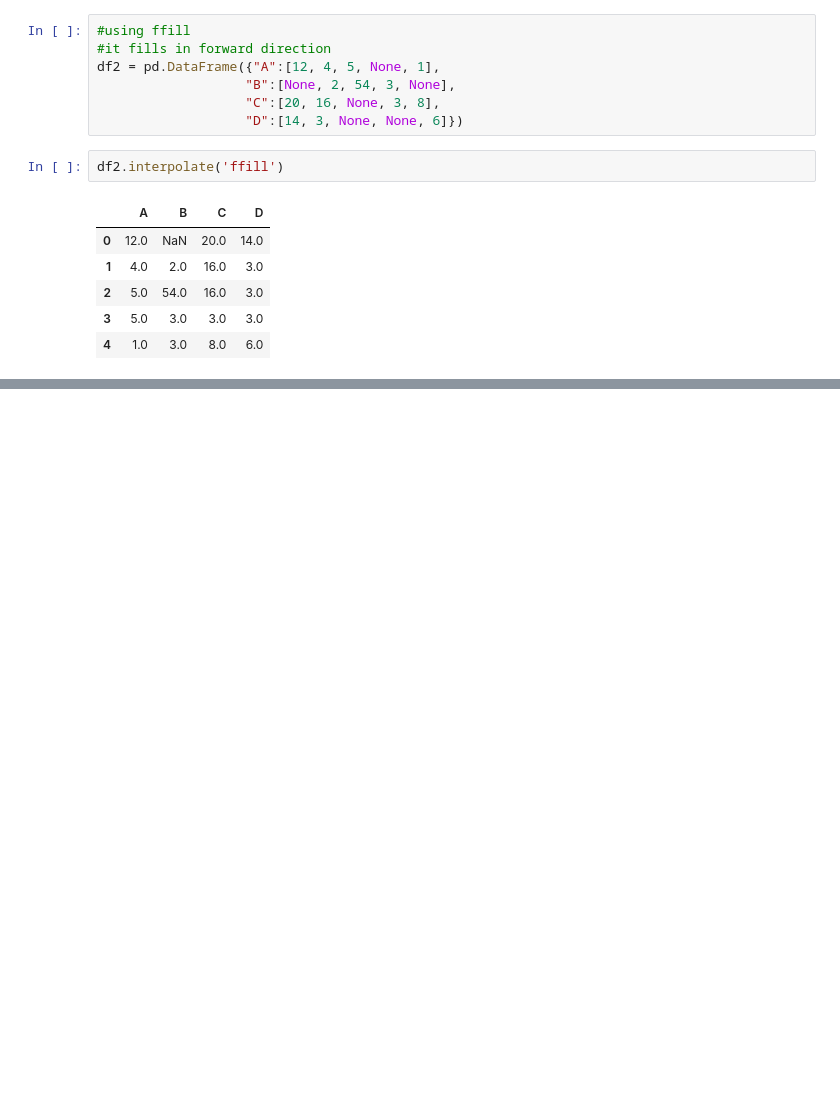
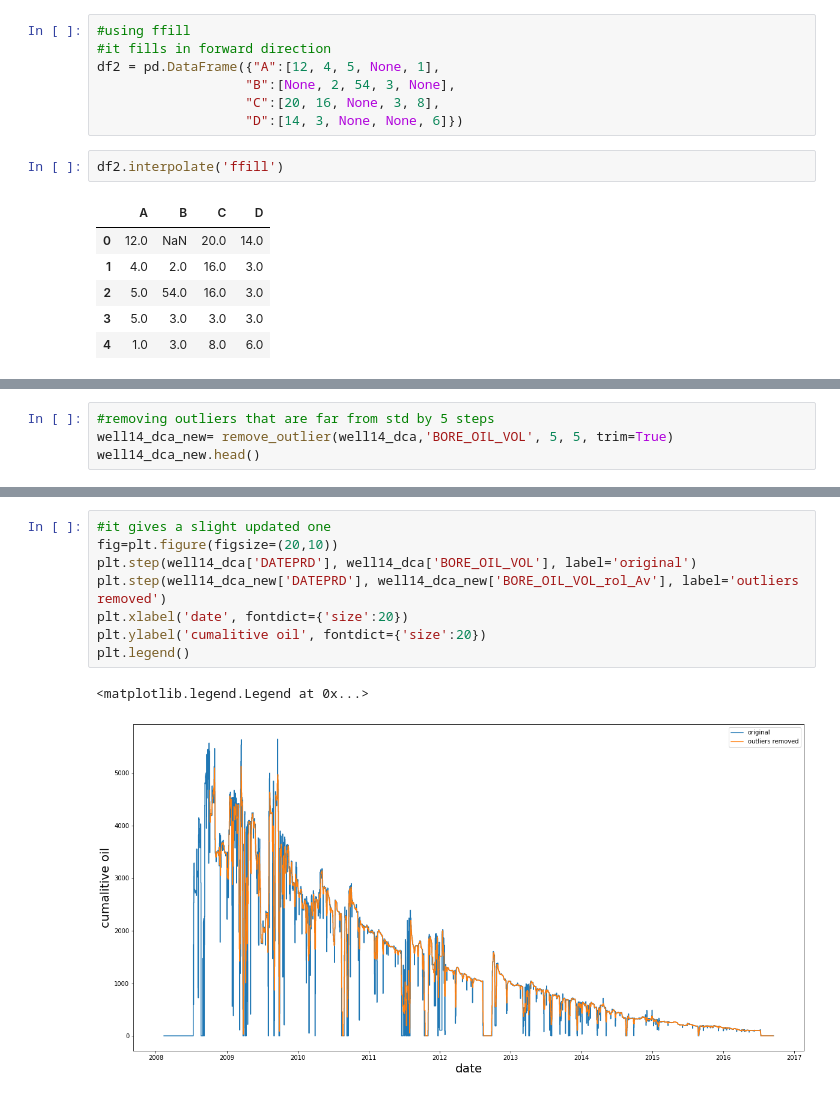
Before and after one commit to Kareem2168/Well-Deliverability-, a Jupyter notebook: Production_Data_Analysis.ipynb, the cells around one changed output, grey strips where cells are left out. Saved outputs shown, nothing was run; the diff lists cells and outputs as text; blank space fills up the shorter version.

```diff
--- a/Production_Data_Analysis.ipynb
+++ b/Production_Data_Analysis.ipynb
@@ -324,0 +375,4 @@ df2.interpolate('ffill')
+# %%
+#removing outliers that are far from std by 5 steps
+well14_dca_new= remove_outlier(well14_dca,'BORE_OIL_VOL', 5, 5, trim=True)
+well14_dca_new.head()
@@ -324,0 +404,11 @@ df2.interpolate('ffill')
+# %%
+#it gives a slight updated one
+fig=plt.figure(figsize=(20,10))
+plt.step(well14_dca['DATEPRD'], well14_dca['BORE_OIL_VOL'], label='original')
+plt.step(well14_dca_new['DATEPRD'], well14_dca_new['BORE_OIL_VOL_rol_Av'], label='outliers removed')
+plt.xlabel('date', fontdict={'size':20})
+plt.ylabel('cumalitive oil', fontdict={'size':20})
+plt.legend()
+# %% [output]
+<matplotlib.legend.Legend at 0x...>
+[figure, added]
```
Also changed, not shown: parts of 16 cells of this notebook.
